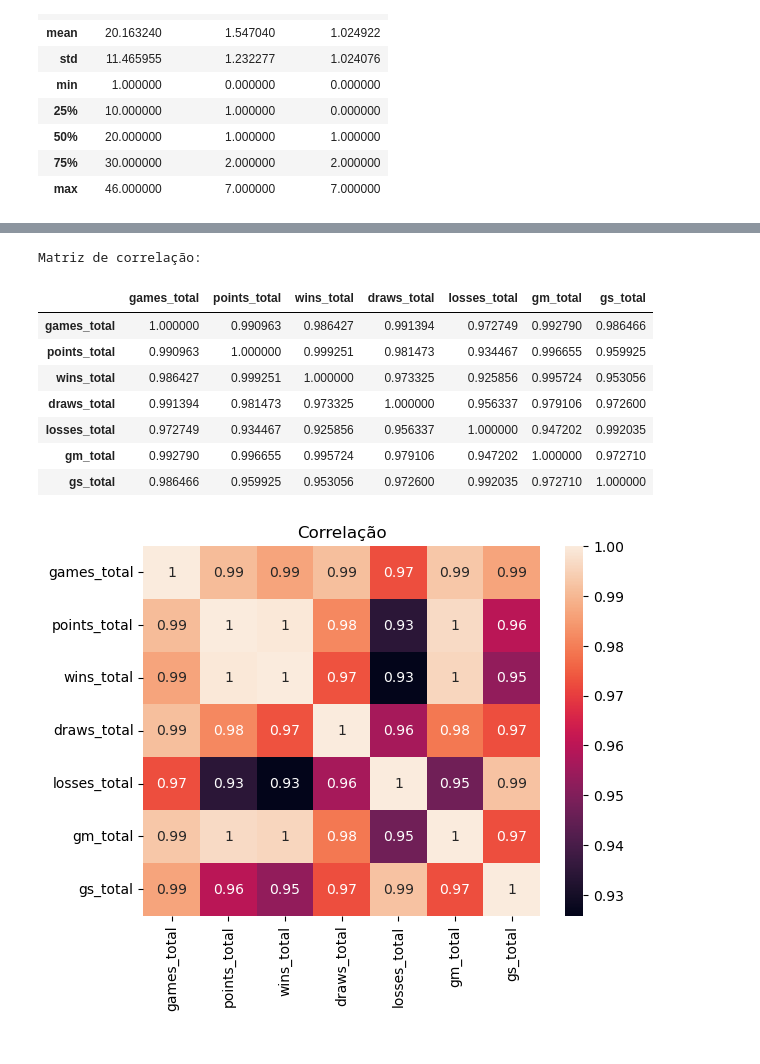
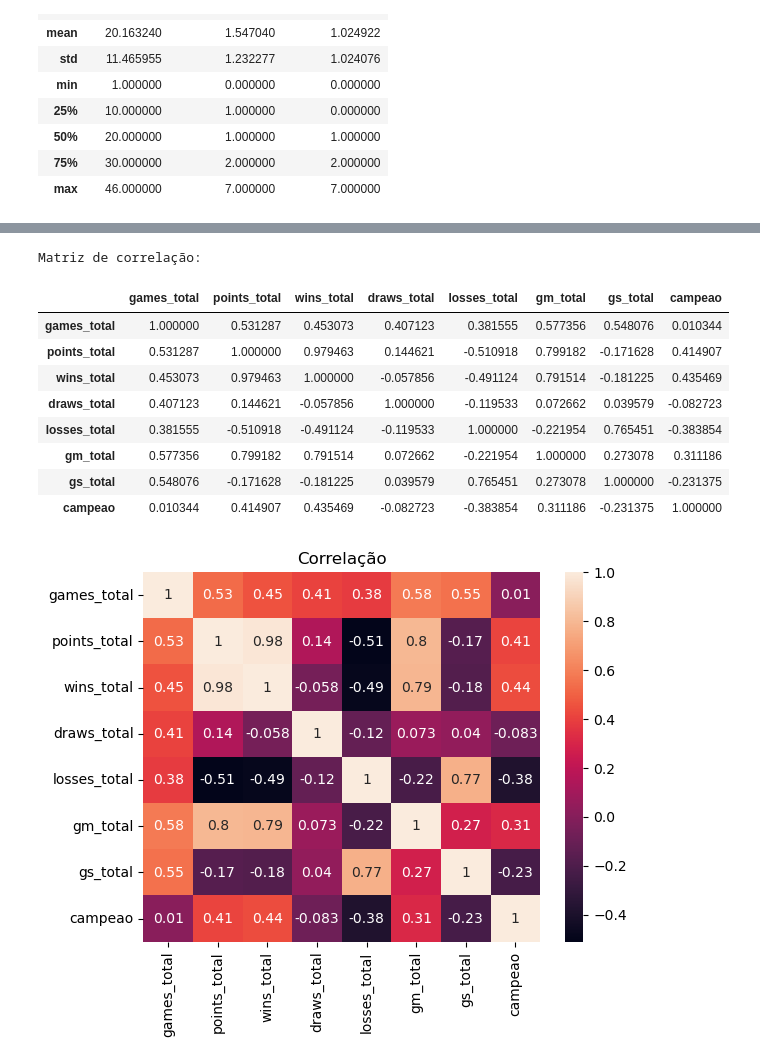
Before and after one commit to gabriel-arrvda/ac2-padroes, a Jupyter notebook: brasileirao.ipynb, the cells around one changed output, grey strips where cells are left out. Cells and saved outputs as stored; diff of their text form; code cells hidden in the pictures.

```diff
--- a/brasileirao.ipynb
+++ b/brasileirao.ipynb
@@ -38,7 +46,7 @@ Data columns (total 16 columns):
 dtypes: int64(4), object(12)
 memory usage: 1003.3+ KB
 # %%
-gamesDf = df.loc[:, ['rodata','mandante', 'mandante_Placar', 'visitante', 'visitante_Placar', 'vencedor', 'data', 'hora']]
+gamesDf = df.loc[:, ['rodata','mandante', 'mandante_Placar', 'visitante', 'visitante_Placar', 'vencedor', 'data']]
 print(gamesDf.shape)
 gamesDf.head()
 # %% [output]
@@ -51,0 +60,3 @@ gamesDf.head()
+# %%
+gamesDf['temporada'] = gamesDf['data'].apply(lambda x: x.split('/')[2])
+gamesDf.head()
@@ -225,24 +199,26 @@ sns.pairplot(totalGames, hue='time', height=3.5);
 # %%
-df_correlation = totalGames.loc[:,['games_total', 'points_total', 'wins_total', 'draws_total', 'losses_total', 'gm_total', 'gs_total']].corr()
+df_correlation = totalSeasons.drop('time',axis=1)
+df_corr = df_correlation.corr()
 
 print('\n\nMatriz de correlação: ')
-display(df_correlation)
+display(df_corr)
 
 # cria um mapa de cores dos valoes da correlação
-sns.heatmap(df_correlation, annot=True,
-        xticklabels=df_correlation.columns,
-        yticklabels=df_correlation.columns)
+sns.heatmap(df_corr, annot=True,
+        xticklabels=df_corr.columns,
+        yticklabels=df_corr.columns)
 
 plt.title('Correlação')
 plt.show()
 # %% [output]
 Matriz de correlação:
-|  | games_total | points_total | wins_total | draws_total | losses_total | gm_total | gs_total |
-| games_total | 1.000000 | 0.990963 | 0.986427 | 0.991394 | 0.972749 | 0.992790 | 0.986466 |
-| points_total | 0.990963 | 1.000000 | 0.999251 | 0.981473 | 0.934467 | 0.996655 | 0.959925 |
-| wins_total | 0.986427 | 0.999251 | 1.000000 | 0.973325 | 0.925856 | 0.995724 | 0.953056 |
-| draws_total | 0.991394 | 0.981473 | 0.973325 | 1.000000 | 0.956337 | 0.979106 | 0.972600 |
-| losses_total | 0.972749 | 0.934467 | 0.925856 | 0.956337 | 1.000000 | 0.947202 | 0.992035 |
-| gm_total | 0.992790 | 0.996655 | 0.995724 | 0.979106 | 0.947202 | 1.000000 | 0.972710 |
-| gs_total | 0.986466 | 0.959925 | 0.953056 | 0.972600 | 0.992035 | 0.972710 | 1.000000 |
+|  | games_total | points_total | wins_total | draws_total | losses_total | gm_total | gs_total | campeao |
+| games_total | 1.000000 | 0.531287 | 0.453073 | 0.407123 | 0.381555 | 0.577356 | 0.548076 | 0.010344 |
+| points_total | 0.531287 | 1.000000 | 0.979463 | 0.144621 | -0.510918 | 0.799182 | -0.171628 | 0.414907 |
+| wins_total | 0.453073 | 0.979463 | 1.000000 | -0.057856 | -0.491124 | 0.791514 | -0.181225 | 0.435469 |
+| draws_total | 0.407123 | 0.144621 | -0.057856 | 1.000000 | -0.119533 | 0.072662 | 0.039579 | -0.082723 |
+| losses_total | 0.381555 | -0.510918 | -0.491124 | -0.119533 | 1.000000 | -0.221954 | 0.765451 | -0.383854 |
+| gm_total | 0.577356 | 0.799182 | 0.791514 | 0.072662 | -0.221954 | 1.000000 | 0.273078 | 0.311186 |
+| gs_total | 0.548076 | -0.171628 | -0.181225 | 0.039579 | 0.765451 | 0.273078 | 1.000000 | -0.231375 |
+| campeao | 0.010344 | 0.414907 | 0.435469 | -0.082723 | -0.383854 | 0.311186 | -0.231375 | 1.000000 |
-[figure, old version]
+[figure, new version]
```
Also changed, not shown: parts of 24 cells of this notebook.
